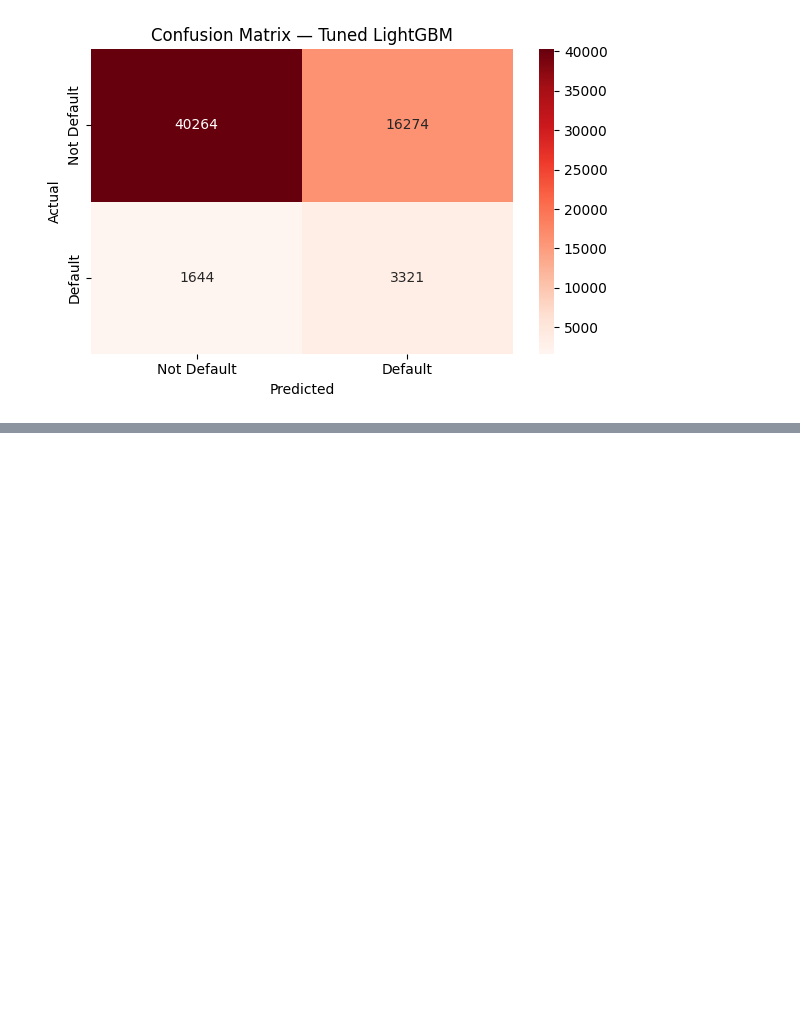
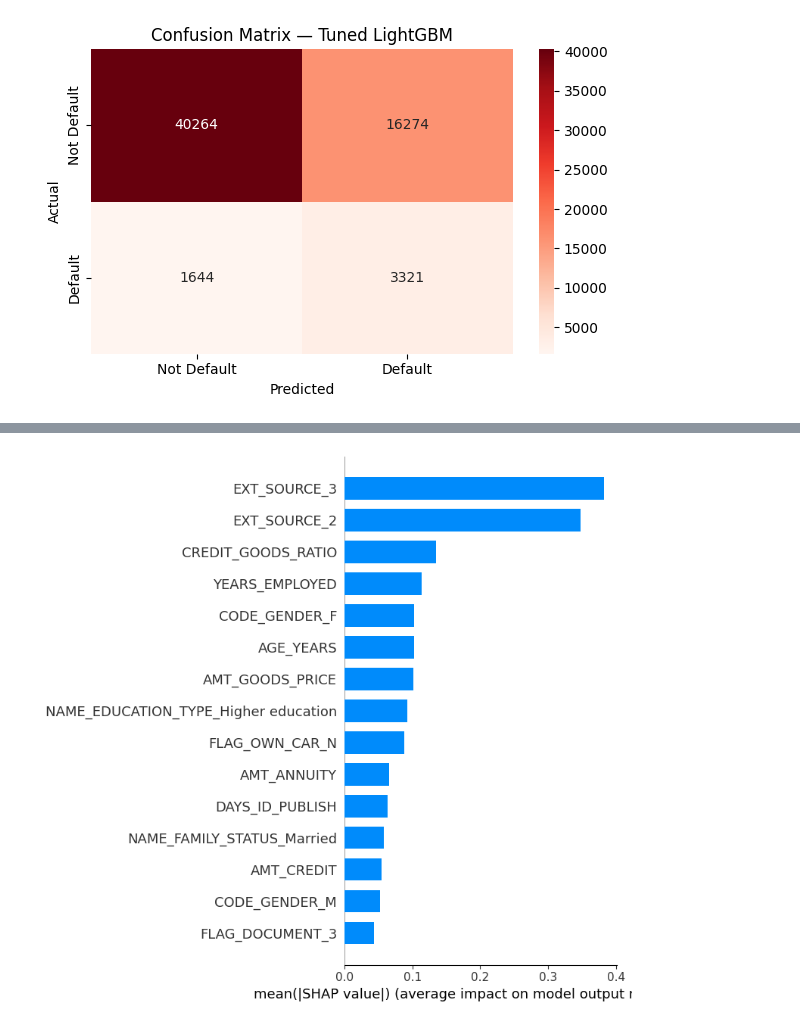
Before and after one commit to aryanparija/Loan-Default-Prediction, a Jupyter notebook: notebooks/01_eda.ipynb, the cells around one changed output, grey strips where cells are left out. Drawn from its saved outputs; the diff is of its cells as text; code cells hidden in the pictures; blank space fills up the shorter version.

```diff
--- a/notebooks/01_eda.ipynb
+++ b/notebooks/01_eda.ipynb
@@ -436,0 +489,8 @@ weighted avg       0.90      0.71      0.77     61503
+# %%
+plt.figure()
+shap.summary_plot(shap_values, X_test_transformed,
+                  feature_names=all_features,
+                  plot_type='bar',
+                  max_display=15)
+# %% [output]
+[figure, added]
```
Also changed, not shown: parts of 3 cells of this notebook.
